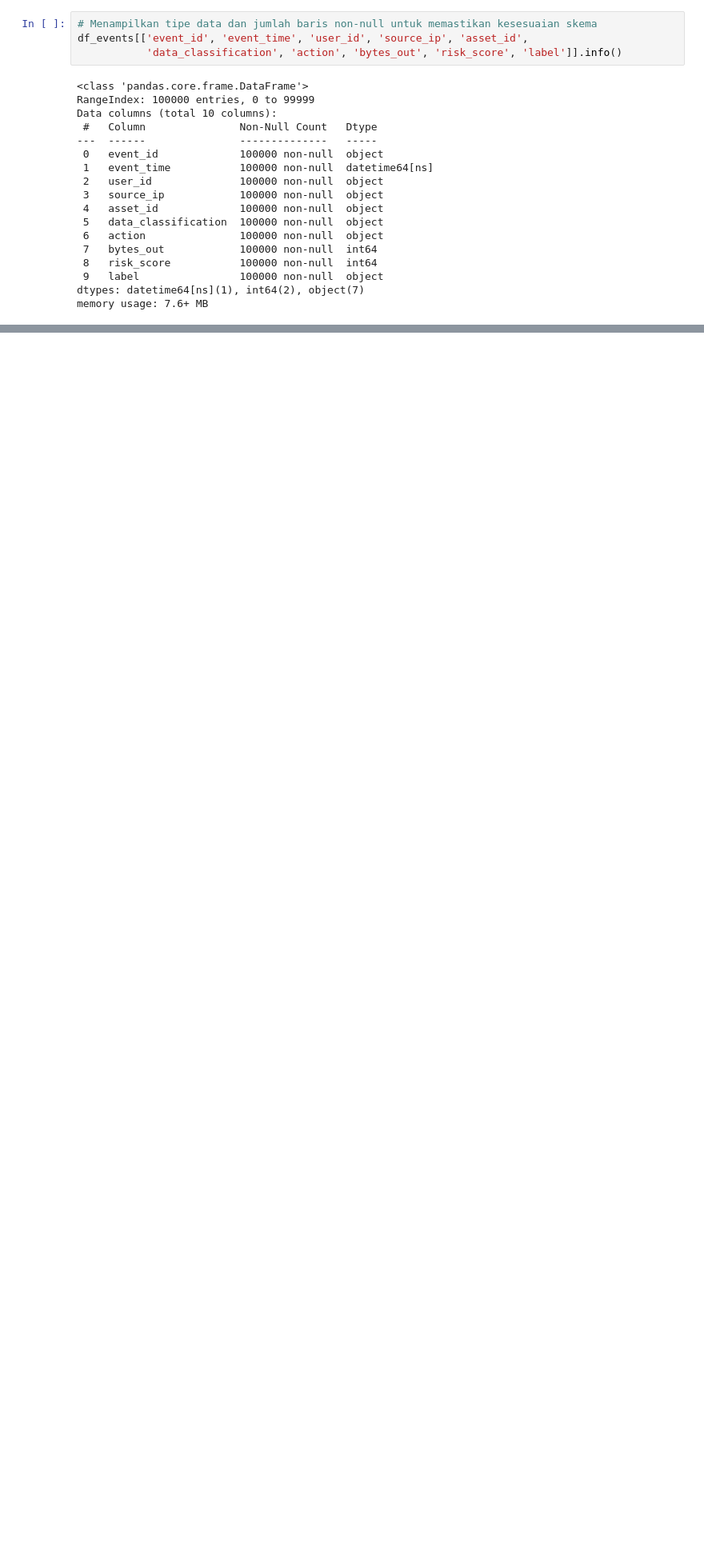
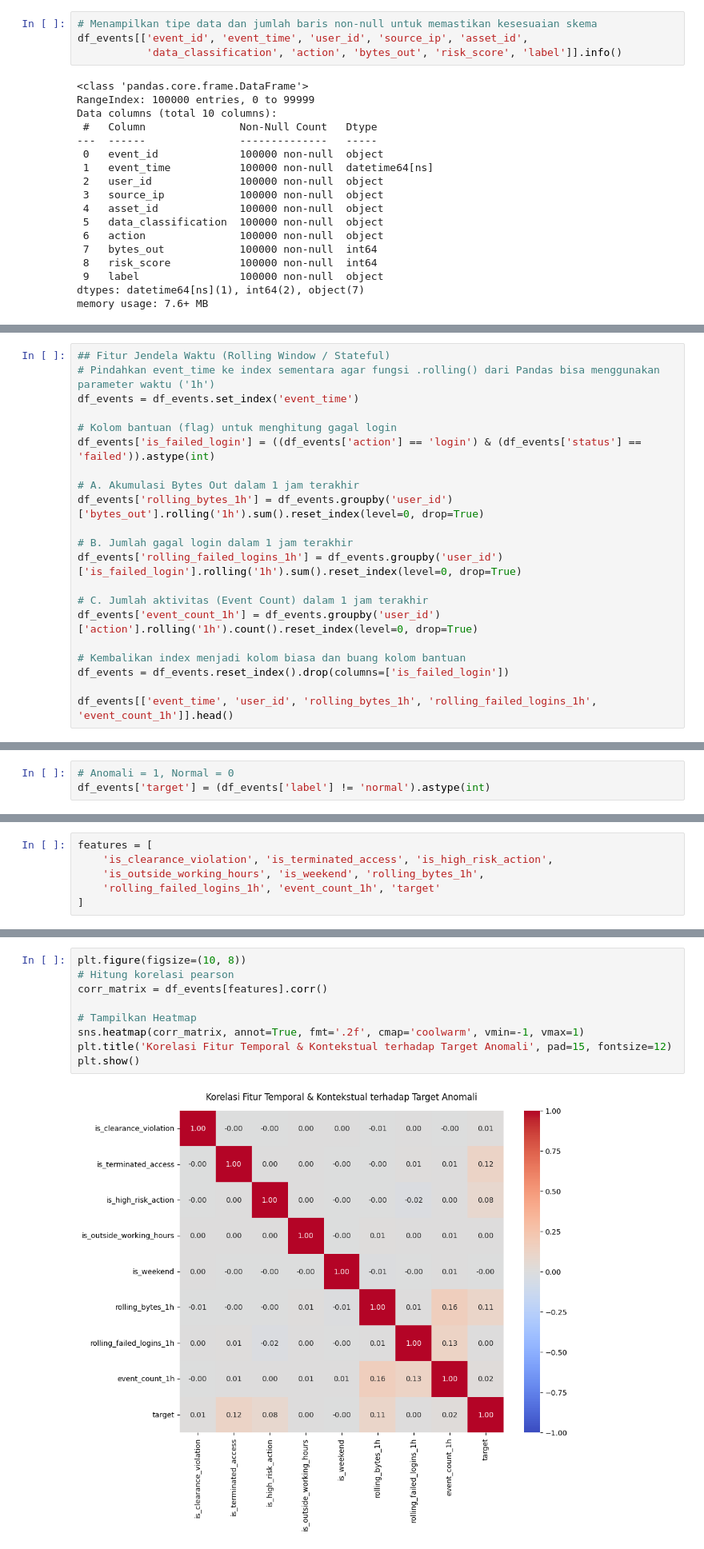
Before and after one commit to Elvin-Aurelio/UAS-Perancangan-Big-Data, a Jupyter notebook: jawaban.ipynb, the cells around one changed output, grey strips where cells are left out. Shown at 80% size. Drawn from its saved outputs; the diff is of its cells as text; blank space fills up the shorter version.

```diff
--- a/jawaban.ipynb
+++ b/jawaban.ipynb
@@ -229,0 +288,21 @@ memory usage: 7.6+ MB
+# %%
+## Fitur Jendela Waktu (Rolling Window / Stateful)
+# Pindahkan event_time ke index sementara agar fungsi .rolling() dari Pandas bisa menggunakan parameter waktu ('1h')
+df_events = df_events.set_index('event_time')
+
+# Kolom bantuan (flag) untuk menghitung gagal login
+df_events['is_failed_login'] = ((df_events['action'] == 'login') & (df_events['status'] == 'failed')).astype(int)
+
+# A. Akumulasi Bytes Out dalam 1 jam terakhir
+df_events['rolling_bytes_1h'] = df_events.groupby('user_id')['bytes_out'].rolling('1h').sum().reset_index(level=0, drop=True)
+
+# B. Jumlah gagal login dalam 1 jam terakhir
+df_events['rolling_failed_logins_1h'] = df_events.groupby('user_id')['is_failed_login'].rolling('1h').sum().reset_index(level=0, drop=True)
+
+# C. Jumlah aktivitas (Event Count) dalam 1 jam terakhir
+df_events['event_count_1h'] = df_events.groupby('user_id')['action'].rolling('1h').count().reset_index(level=0, drop=True)
+
+# Kembalikan index menjadi kolom biasa dan buang kolom bantuan
+df_events = df_events.reset_index().drop(columns=['is_failed_login'])
+
+df_events[['event_time', 'user_id', 'rolling_bytes_1h', 'rolling_failed_logins_1h', 'event_count_1h']].head()
@@ -229,0 +316,3 @@ memory usage: 7.6+ MB
+# %%
+# Anomali = 1, Normal = 0
+df_events['target'] = (df_events['label'] != 'normal').astype(int)
@@ -229,0 +325,6 @@ memory usage: 7.6+ MB
+# %%
+features = [
+    'is_clearance_violation', 'is_terminated_access', 'is_high_risk_action',
+    'is_outside_working_hours', 'is_weekend', 'rolling_bytes_1h',
+    'rolling_failed_logins_1h', 'event_count_1h', 'target'
+]
@@ -229,0 +351,11 @@ memory usage: 7.6+ MB
+# %%
+plt.figure(figsize=(10, 8))
+# Hitung korelasi pearson
+corr_matrix = df_events[features].corr()
+
+# Tampilkan Heatmap
+sns.heatmap(corr_matrix, annot=True, fmt='.2f', cmap='coolwarm', vmin=-1, vmax=1)
+plt.title('Korelasi Fitur Temporal & Kontekstual terhadap Target Anomali', pad=15, fontsize=12)
+plt.show()
+# %% [output]
+[figure, added]
```
Also changed, not shown: parts of 24 cells of this notebook.
